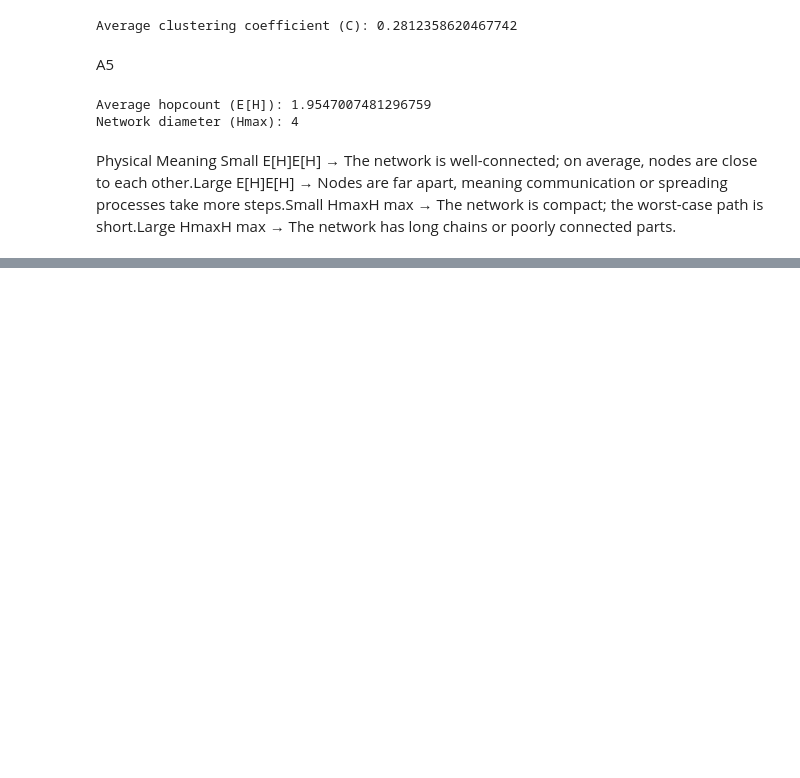
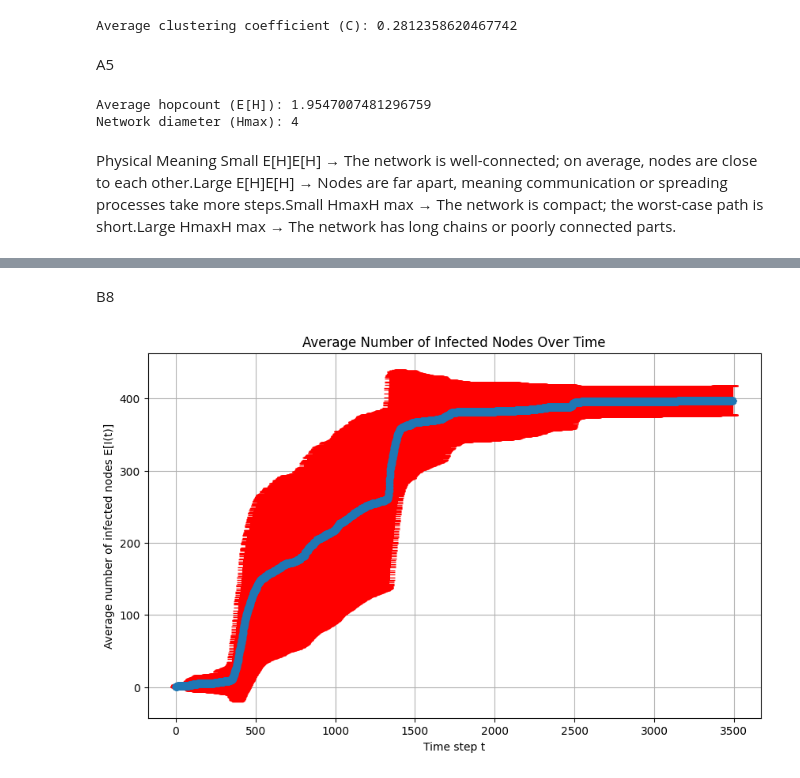
Before and after one commit to Tim-Albers/ComplexNetworks, a Jupyter notebook: Notebooks/Tim_Notebook.ipynb, the cells around one changed output, grey strips where cells are left out. Saved outputs shown, nothing was run; the diff lists cells and outputs as text; code cells hidden in the pictures; blank space fills up the shorter version.

```diff
--- a/Notebooks/Tim_Notebook.ipynb
+++ b/Notebooks/Tim_Notebook.ipynb
@@ -99,0 +182,55 @@ Error:
+# %% [markdown]
+B8
+# %%
+import numpy as np
+import matplotlib.pyplot as plt
+from collections import defaultdict
+
+# Load the temporal network data
+# Assuming Gdata is a list of tuples (time, node_i, node_j)
+Gdata = df[['time_step', 'id1', 'id2']].values.tolist()
+
+# Parameters
+N = G.number_of_nodes()  # Number of nodes
+T = 3493  # Last time step
+
+def simulate_spreading(seed, Gdata, T):
+    infected = set([seed])
+    I_t = np.zeros(T + 1)
+    I_t[0] = 1  # Seed is infected at t=0
+
+    contacts = defaultdict(list)
+    for time, node_i, node_j in Gdata:
+        contacts[time].append((node_i, node_j))
+
+    for t in range(1, T + 1):
+        new_infected = set()
+        for node_i, node_j in contacts[t]:
+            if node_i in infected and node_j not in infected:
+                new_infected.add(node_j)
+            elif node_j in infected and node_i not in infected:
+                new_infected.add(node_i)
+        infected.update(new_infected)
+        I_t[t] = len(infected)
+
+    return I_t
+
+# Run simulations
+all_I_t = np.zeros((N, T + 1))
+for seed in range(N):
+    all_I_t[seed] = simulate_spreading(seed, Gdata, T)
+
+# Calculate average and standard deviation
+E_I_t = np.mean(all_I_t, axis=0)
+Var_I_t = np.std(all_I_t, axis=0)
+
+# Plot the results
+plt.figure(figsize=(10, 6))
+plt.errorbar(range(T + 1), E_I_t, yerr=Var_I_t, fmt='-o', ecolor='r', capsize=5)
+plt.xlabel('Time step t')
+plt.ylabel('Average number of infected nodes E[I(t)]')
+plt.title('Average Number of Infected Nodes Over Time')
+plt.grid(True)
+plt.show()
+# %% [output]
+[figure, added]
```
Also changed, not shown: parts of 9 cells of this notebook.
